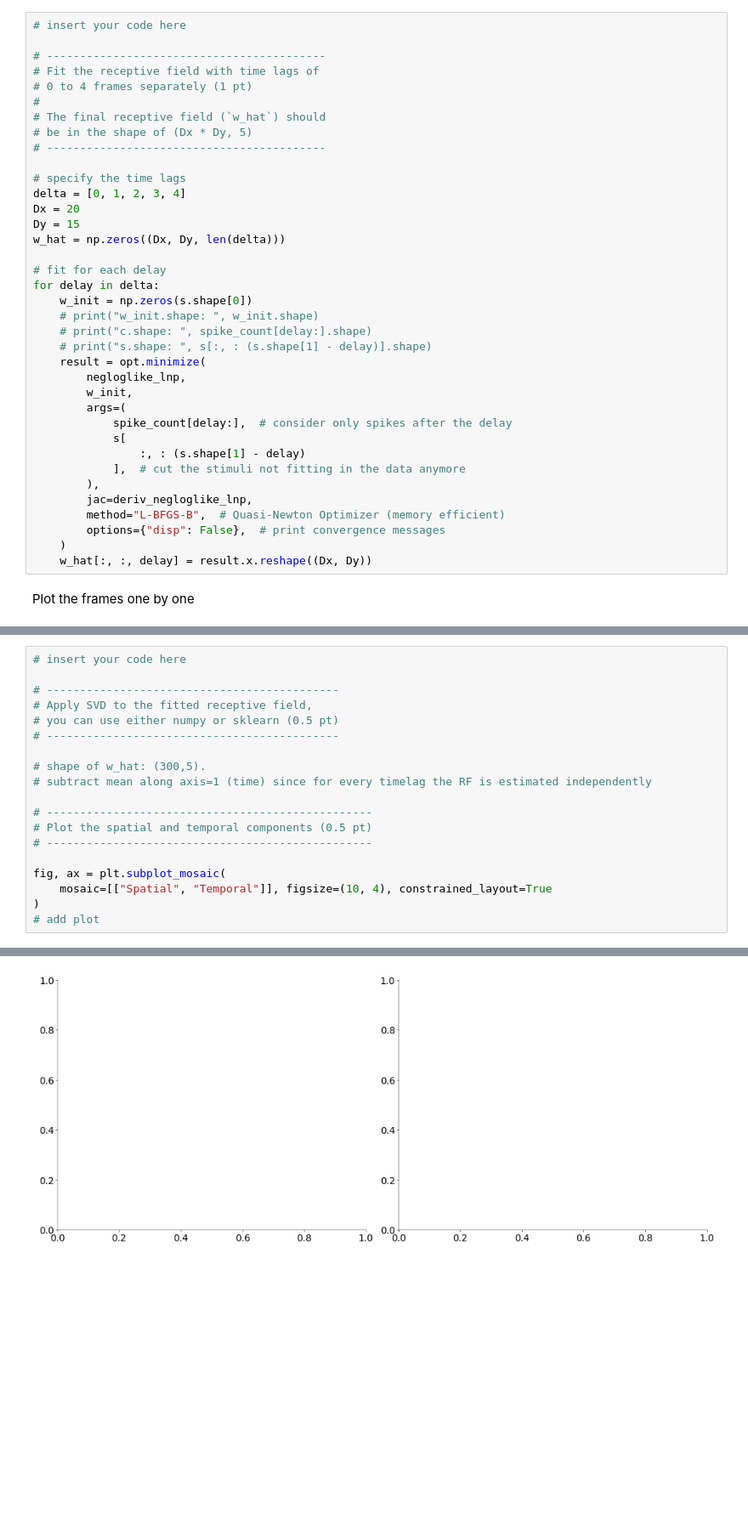
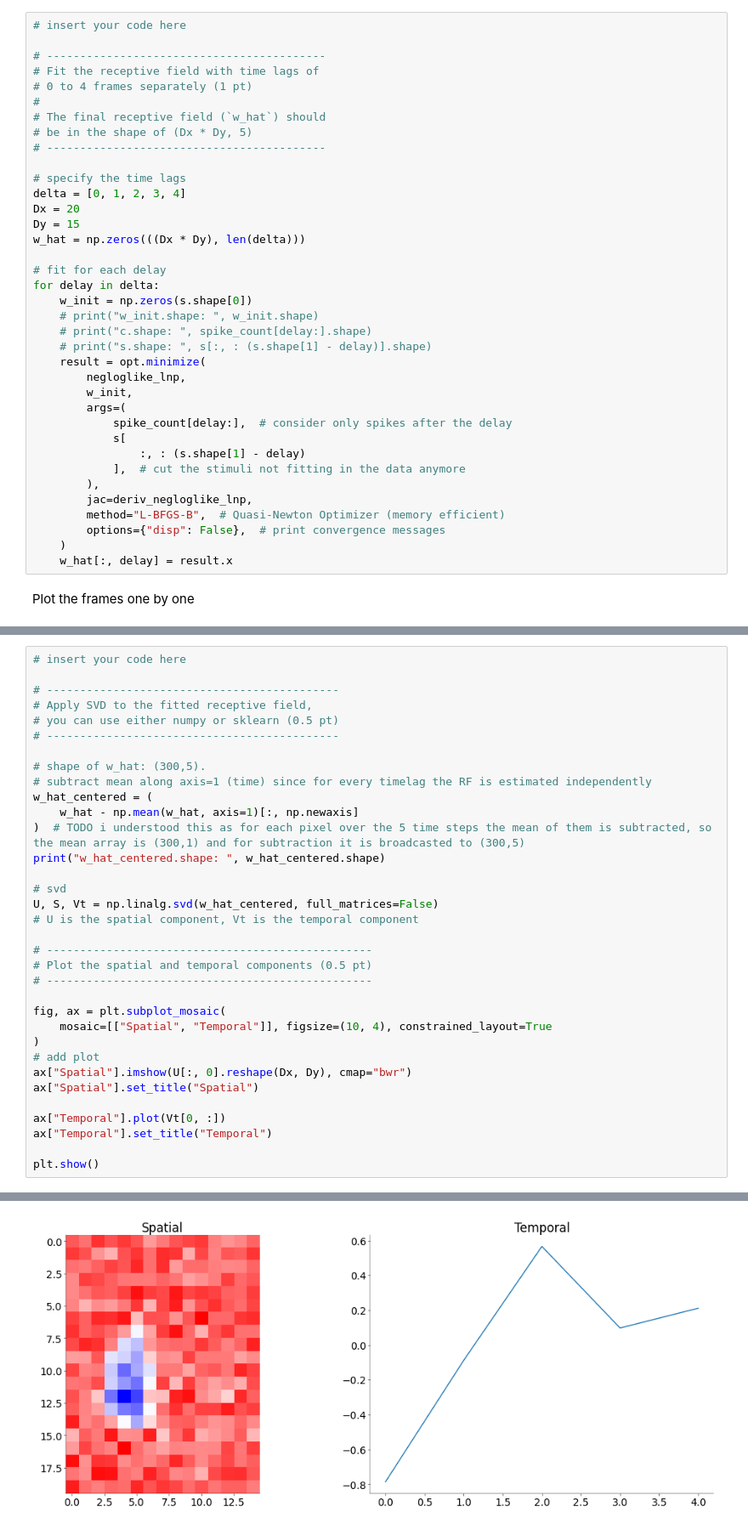
Before and after one commit to stedavkle/uni-tue-nds, a Jupyter notebook: CL5/notebooks/CodingLab5.ipynb, the cells around one changed output, grey strips where cells are left out. Shown at 85% size. Drawn from its saved outputs; the diff is of its cells as text; blank space fills up the shorter version.

```diff
--- a/CL5/notebooks/CodingLab5.ipynb
+++ b/CL5/notebooks/CodingLab5.ipynb
@@ -511,7 +507,7 @@ Fit receptive field for each frame separately
 delta = [0, 1, 2, 3, 4]
 Dx = 20
 Dy = 15
-w_hat = np.zeros((Dx, Dy, len(delta)))
+w_hat = np.zeros(((Dx * Dy), len(delta)))
 
 # fit for each delay
 for delay in delta:
@@ -532,7 +528,7 @@ for delay in delta:
         method="L-BFGS-B",  # Quasi-Newton Optimizer (memory efficient)
         options={"disp": False},  # print convergence messages
     )
-    w_hat[:, :, delay] = result.x.reshape((Dx, Dy))
+    w_hat[:, delay] = result.x
 # %% [markdown]
 Plot the frames one by one
 # %%
@@ -579,6 +575,14 @@ Plot the first temporal component and the first spatial component. You can use a
 
 # shape of w_hat: (300,5).
 # subtract mean along axis=1 (time) since for every timelag the RF is estimated independently
+w_hat_centered = (
+    w_hat - np.mean(w_hat, axis=1)[:, np.newaxis]
+)  # TODO i understood this as for each pixel over the 5 time steps the mean of them is subtracted, so the mean array is (300,1) and for subtraction it is broadcasted to (300,5)
+print("w_hat_centered.shape: ", w_hat_centered.shape)
+
+# svd
+U, S, Vt = np.linalg.svd(w_hat_centered, full_matrices=False)
+# U is the spatial component, Vt is the temporal component
 
 # -------------------------------------------------
 # Plot the spatial and temporal components (0.5 pt)
@@ -588,4 +592,11 @@ fig, ax = plt.subplot_mosaic(
     mosaic=[["Spatial", "Temporal"]], figsize=(10, 4), constrained_layout=True
 )
 # add plot
+ax["Spatial"].imshow(U[:, 0].reshape(Dx, Dy), cmap="bwr")
+ax["Spatial"].set_title("Spatial")
+
+ax["Temporal"].plot(Vt[0, :])
+ax["Temporal"].set_title("Temporal")
+
+plt.show()
 # %% [output]
@@ -592,4 +604,4 @@ fig, ax = plt.subplot_mosaic(
-[figure, old version]
+[figure, new version]
 # %% [markdown]
 ## Task 4: Regularized receptive field
 
```
Also changed, not shown: parts of 10 cells of this notebook.
